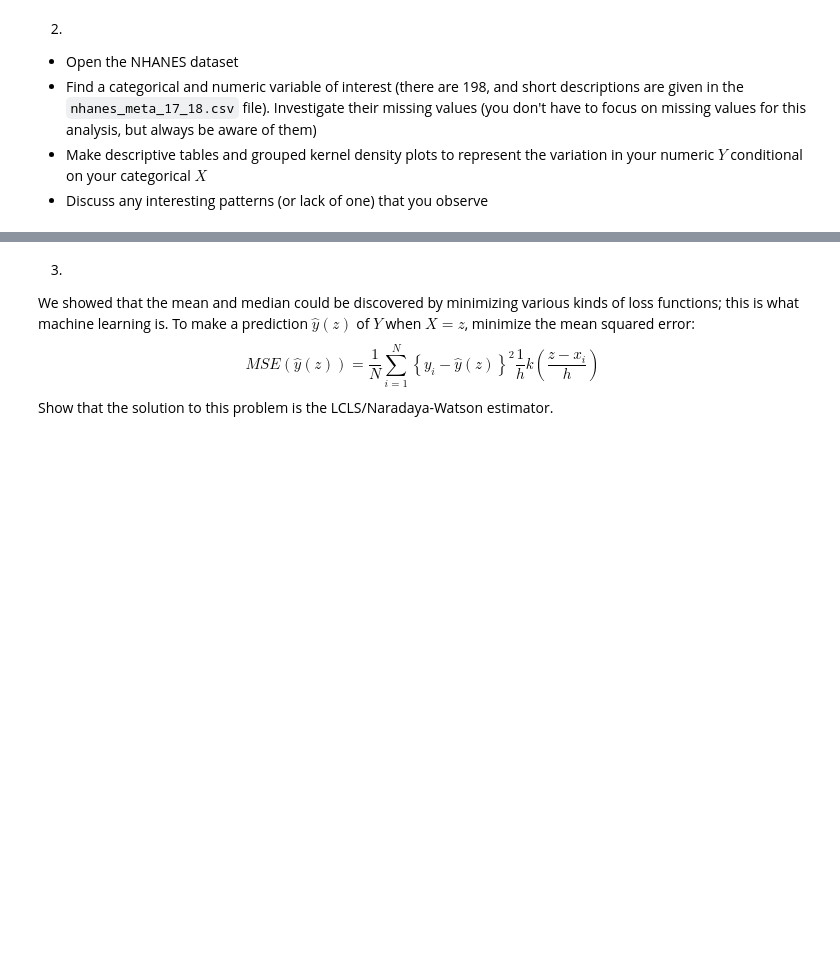
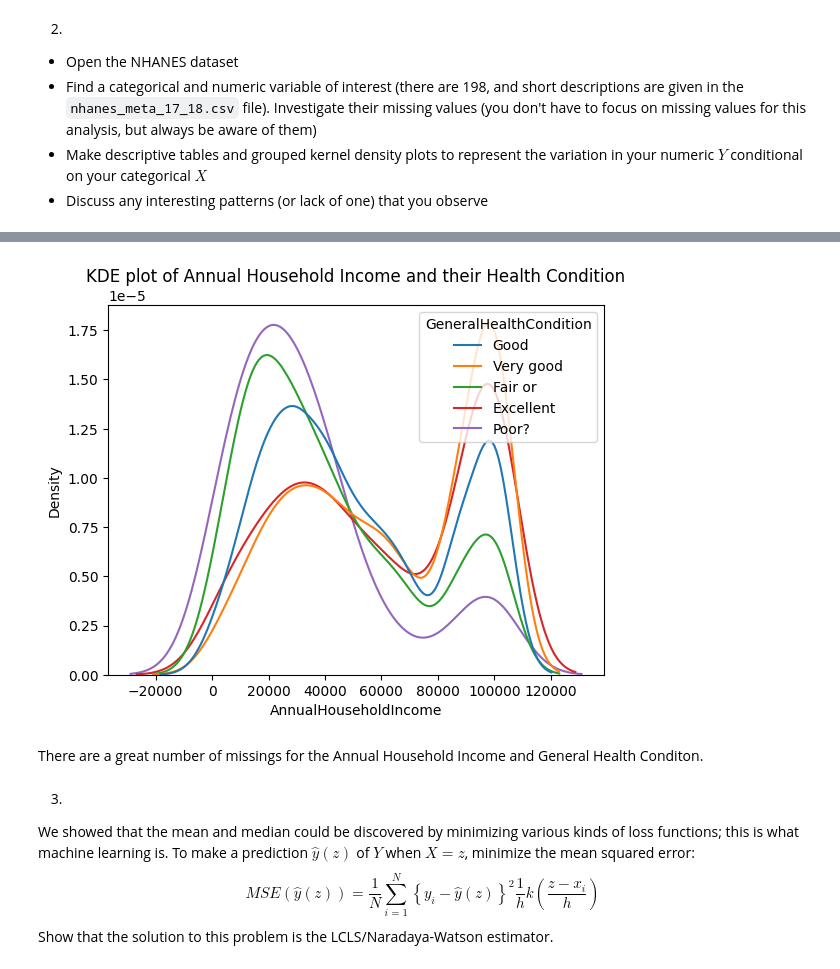
Before and after one commit to aniyahlater/ds5030assignments, a Jupyter notebook: assignment_3.ipynb, the cells around one changed output, grey strips where cells are left out. Drawn from its saved outputs; the diff is of its cells as text; code cells hidden in the pictures; blank space fills up the shorter version.

```diff
--- a/assignment_3.ipynb
+++ b/assignment_3.ipynb
@@ -63,0 +73,10 @@ nhanes = pd.read_csv("./data/nhanes_data_17_18.csv")
+# %%
+# categorical and numeric variable
+# categorical choice: 'GeneralHealthCondition"
+# numeric choice: AnnualHouseholdIncome
+# going to analyze their missing values
+nhanes['HC_NA'] = nhanes['GeneralHealthCondition'].isna()
+print(nhanes['HC_NA'].value_counts())
+print("--------------------------")
+nhanes['Income_NA'] = nhanes['AnnualHouseholdIncome'].isna()
+print(nhanes['Income_NA'].value_counts())
@@ -64,3 +109,11 @@ nhanes = pd.read_csv("./data/nhanes_data_17_18.csv")
+# %%
+# making the KDE plot
+sns.kdeplot(data=nhanes, x='AnnualHouseholdIncome', hue='GeneralHealthCondition', common_norm=False ).set(title='KDE plot of Annual Household Income and their Health Condition')
+plt.show()
+# %% [output]
+[figure, added]
+# %% [markdown]
+There are a great number of missings for the Annual Household Income and General Health Conditon.
 # %% [markdown]
 3.
 We showed that the mean and median could be discovered by minimizing various kinds of loss functions; this is what machine learning is. To make a prediction $\hat{y}(z)$ of $Y$ when $X=z$, minimize the mean squared error:
```
Also changed, not shown: parts of 4 cells of this notebook.
